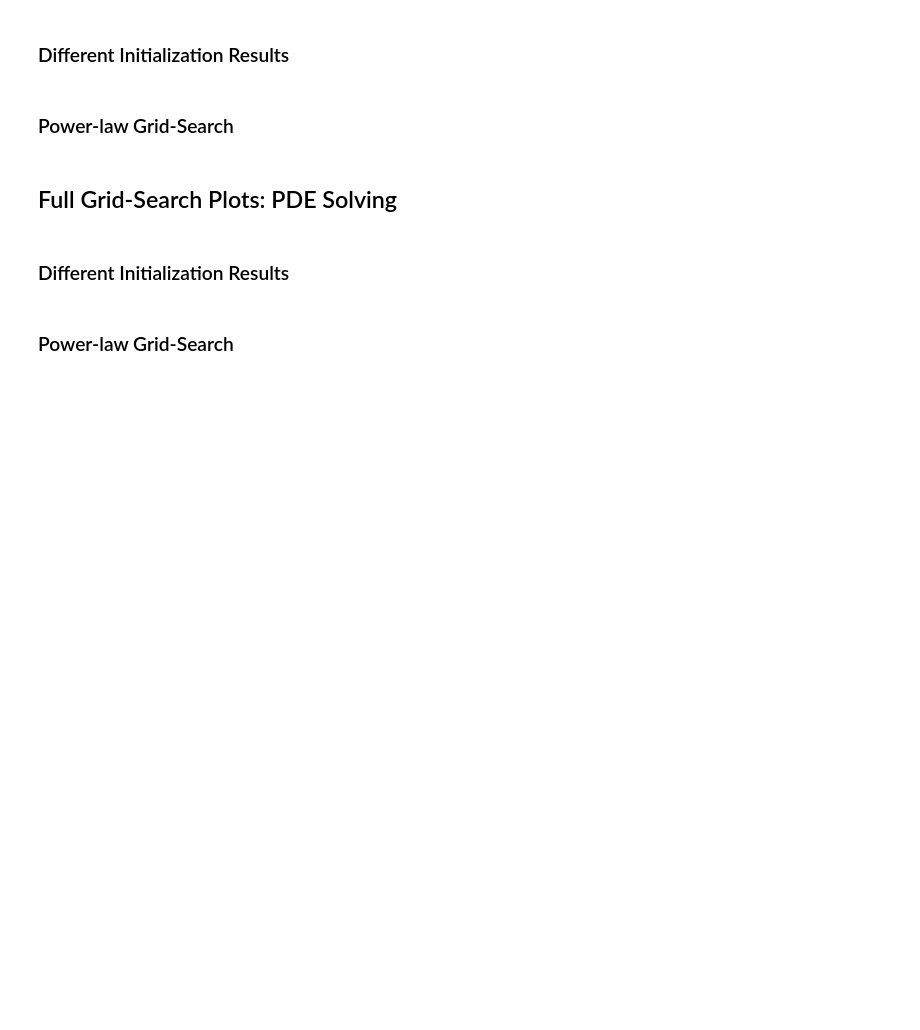
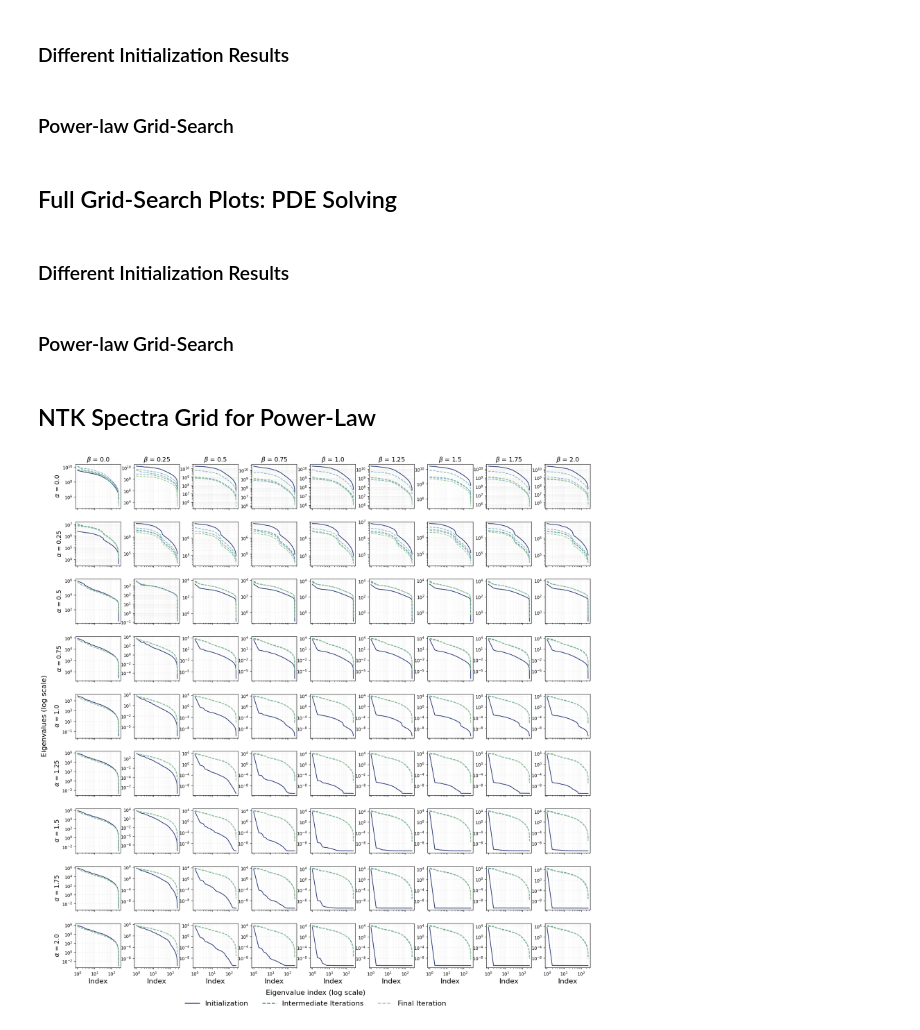
Before and after one commit to srigas/KAN_Initialization_Schemes, a Jupyter notebook: 8. Supplementary Plots.ipynb, the cells around one changed output. Cells and saved outputs as stored; diff of their text form; code cells hidden in the pictures; blank space fills up the shorter version.

Commit message:
New plot type

```diff
--- a/8. Supplementary Plots.ipynb
+++ b/8. Supplementary Plots.ipynb
@@ -751,3 +751,10 @@ for G_val in [5, 10, 20]:
         plot_power_pde(G_val, pde)
 # %%
 plot_power_pde(5, 'ac')
+# %% [markdown]
+## NTK Spectra Grid for Power-Law
+# %%
+with open("ntk_powgrid.pkl", "rb") as f:
+    results = pickle.load(f)
+
+pows = [0.0, 0.25, 0.5, 0.75, 1.0, 1.25, 1.5, 1.75, 2.0]
@@ -753,0 +861,4 @@ plot_power_pde(5, 'ac')
+# %%
+plot_ntk_power_grid(results, pows, plots_dir, func_key="function")
+# %% [output]
+[figure, added]
```
Also changed, not shown: parts of 1 cell of this notebook.
